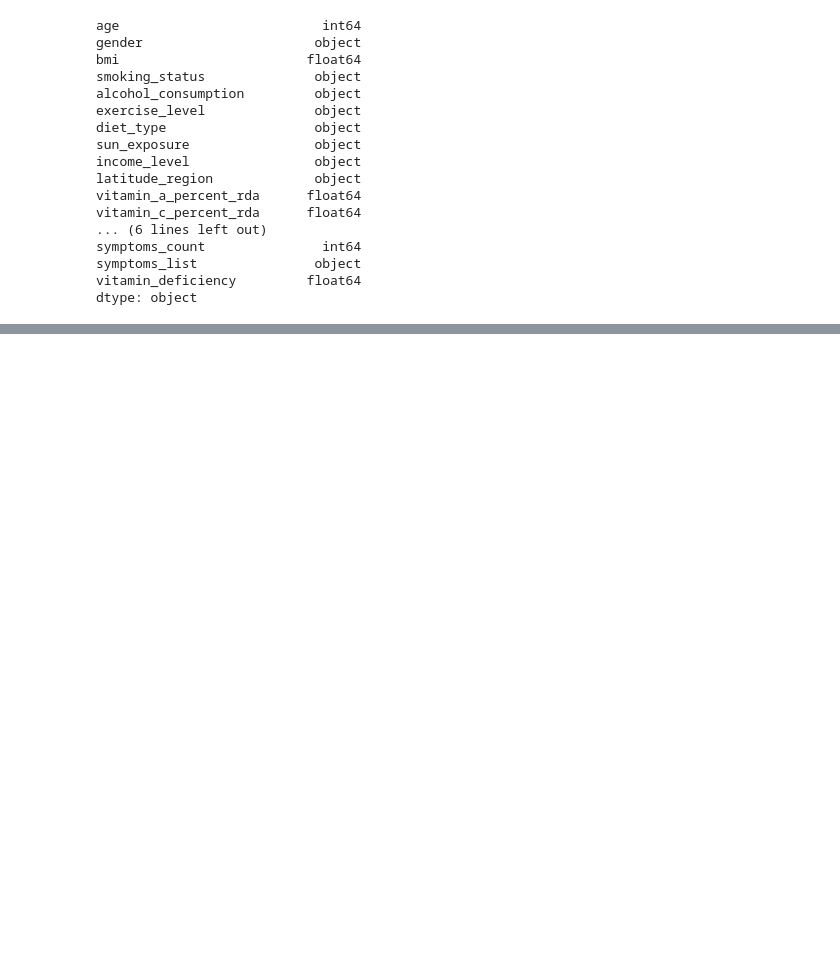
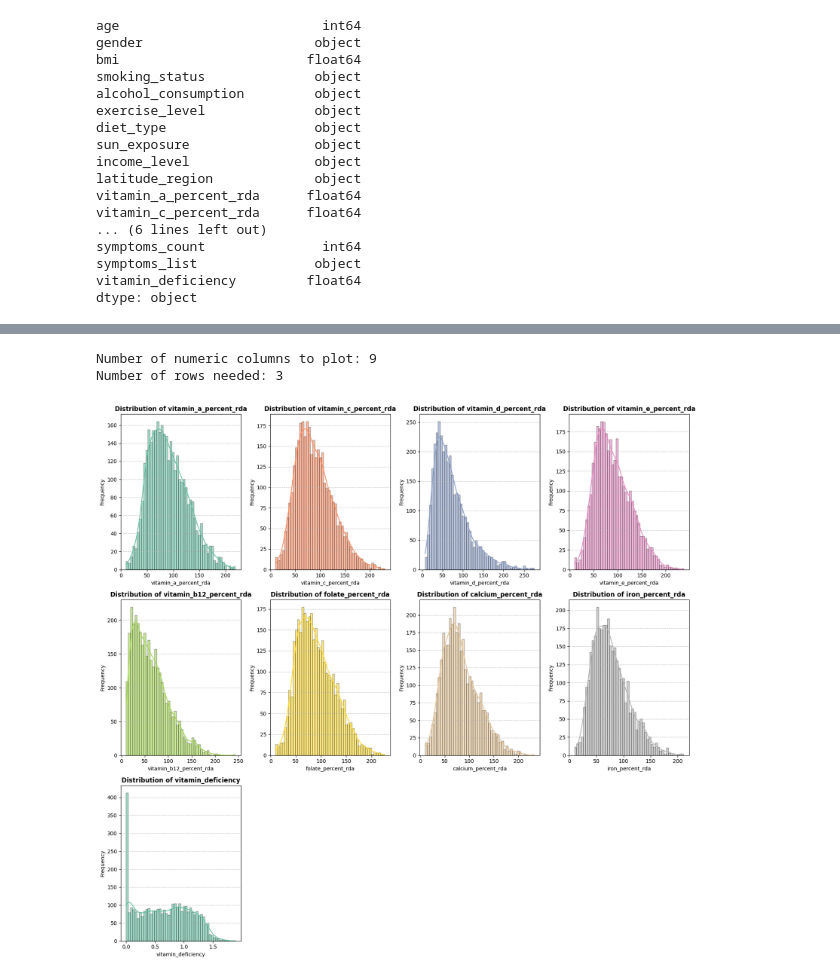
Before and after one commit to abdo-ghg/Vitamin-Deficiency-Prediction, a Jupyter notebook: vitamin_deficiency_prediction.ipynb, the cells around one changed output, grey strips where cells are left out. Cells and saved outputs as stored; diff of their text form; code cells hidden in the pictures; blank space fills up the shorter version.

```diff
--- a/vitamin_deficiency_prediction.ipynb
+++ b/vitamin_deficiency_prediction.ipynb
@@ -195,0 +278,20 @@ corr_matrix = final_corr_df.corr()
+# %%
+Q1 = df_preprocessed[numeric_cols].quantile(0.25)
+Q3 = df_preprocessed[numeric_cols].quantile(0.75)
+IQR = Q3 - Q1
+
+lower_bound = Q1 - 1.5 * IQR
+upper_bound = Q3 + 1.5 * IQR
+
+print("=== Outlier Detection Summary ===")
+for col in numeric_cols:
+    outlier_count = len(df_preprocessed[(df_preprocessed[col] < lower_bound[col]) | (df_preprocessed[col] > upper_bound[col])])
+    pct = (outlier_count / len(df_preprocessed)) * 100
+    print(f"{col}: {outlier_count} outliers ({pct:.2f}%) | Bounds: [{lower_bound[col]:.2f}, {upper_bound[col]:.2f}]")
+
+df_capped = df_preprocessed.copy()
+
+for col in numeric_cols:
+    df_capped[col] = np.clip(df_capped[col], lower_bound[col], upper_bound[col])
+
+print("\nOutliers capped successfully!")
@@ -195,0 +398,4 @@ corr_matrix = final_corr_df.corr()
+# %%
+hist_cols = numeric_cols.copy()
+hist_cols.remove('symptoms_count')
+numeric_cols
@@ -195,0 +413,26 @@ corr_matrix = final_corr_df.corr()
+# %%
+cols_per_row = 4
+num_rows = math.ceil(len(hist_cols) / cols_per_row)
+print(f"Number of numeric columns to plot: {len(hist_cols)}")
+print(f"Number of rows needed: {num_rows}")
+# %% [output]
+Number of numeric columns to plot: 9
+Number of rows needed: 3
+# %%
+fig, axes = plt.subplots(nrows=num_rows, ncols=cols_per_row, figsize=(16, 5 * num_rows))
+axes = axes.flatten()
+
+for i, col in enumerate(hist_cols):
+    sns.histplot(data=df, x=col,kde=True,bins=50, alpha=0.6, color=sns.color_palette("Set2")[i % 8], ax=axes[i])
+    axes[i].set_title(f'Distribution of {col}', fontsize=12, fontweight='bold')
+    axes[i].set_xlabel(col, fontsize=10)
+    axes[i].set_ylabel('Frequency', fontsize=10)
+    axes[i].grid(axis='y', linestyle='--', alpha=0.7)
+
+for j in range(len(hist_cols), len(axes)):
+    fig.delaxes(axes[j])
+plt.tight_layout()
+
+plt.show()
+# %% [output]
+[figure, added]
```
Also changed, not shown: parts of 75 cells of this notebook, 1 other file.
